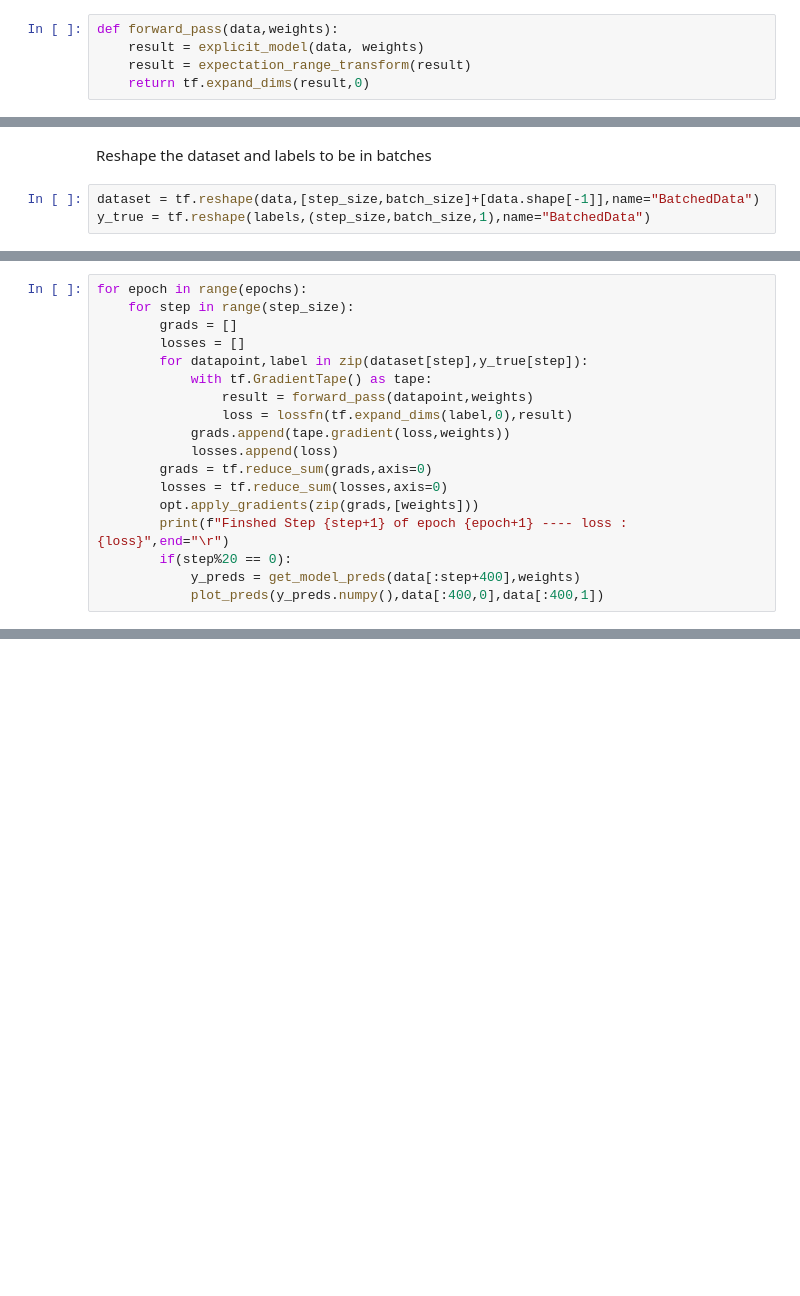
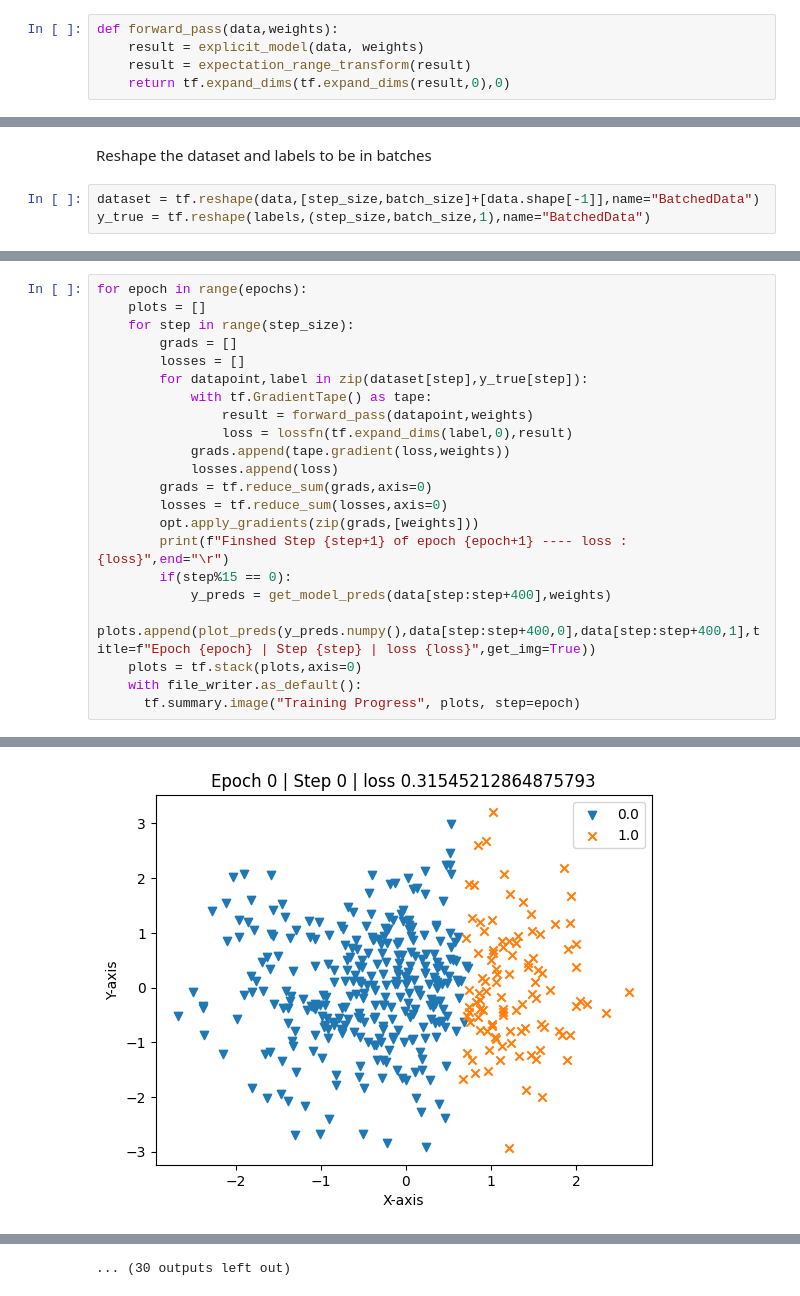
Before and after one commit to MPSLab-ASU/QML-Tutorials, a Jupyter notebook: Explicit Model.ipynb, the cells around one changed output, grey strips where cells are left out. Saved outputs shown, nothing was run; the diff lists cells and outputs as text; blank space fills up the shorter version.

```diff
--- a/Explicit Model.ipynb
+++ b/Explicit Model.ipynb
@@ -97,7 +108,7 @@ Our forward pass will run our model and apply the expectation_range_transform fu
 def forward_pass(data,weights):
     result = explicit_model(data, weights)
     result = expectation_range_transform(result)
-    return tf.expand_dims(result,0)
+    return tf.expand_dims(tf.expand_dims(result,0),0)
 # %% [markdown]
 **Training Set-Up**
 We will be using [Binary Cross Entropy](https://www.tensorflow.org/api_docs/python/tf/keras/losses/BinaryCrossentropy) to train our model with the [Adam](https://www.tensorflow.org/api_docs/python/tf/keras/optimizers/Adam) optimizer.
@@ -192,5 +205,6 @@ len(data)
 # %%
 for epoch in range(epochs):
+    plots = []
     for step in range(step_size):
         grads = []
         losses = []
@@ -204,7 +218,10 @@ for epoch in range(epochs):
         losses = tf.reduce_sum(losses,axis=0)
         opt.apply_gradients(zip(grads,[weights]))
         print(f"Finshed Step {step+1} of epoch {epoch+1} ---- loss : {loss}",end="\r")
-        if(step%20 == 0):
-            y_preds = get_model_preds(data[:step+400],weights)
-            plot_preds(y_preds.numpy(),data[:400,0],data[:400,1])
+        if(step%15 == 0):
+            y_preds = get_model_preds(data[step:step+400],weights)
+            plots.append(plot_preds(y_preds.numpy(),data[step:step+400,0],data[step:step+400,1],title=f"Epoch {epoch} | Step {step} | loss {loss}",get_img=True))
+    plots = tf.stack(plots,axis=0)
+    with file_writer.as_default():
+      tf.summary.image("Training Progress", plots, step=epoch)
 # %% [output]
@@ -211,0 +234 @@ Finshed Step 64 of epoch 1 ---- loss : 0.38026496767997747
+[figure, added]
@@ -211,0 +244 @@ Finshed Step 64 of epoch 1 ---- loss : 0.38026496767997747
+... (30 outputs left out)
```
Also changed, not shown: parts of 21 cells of this notebook, 1 other file.
